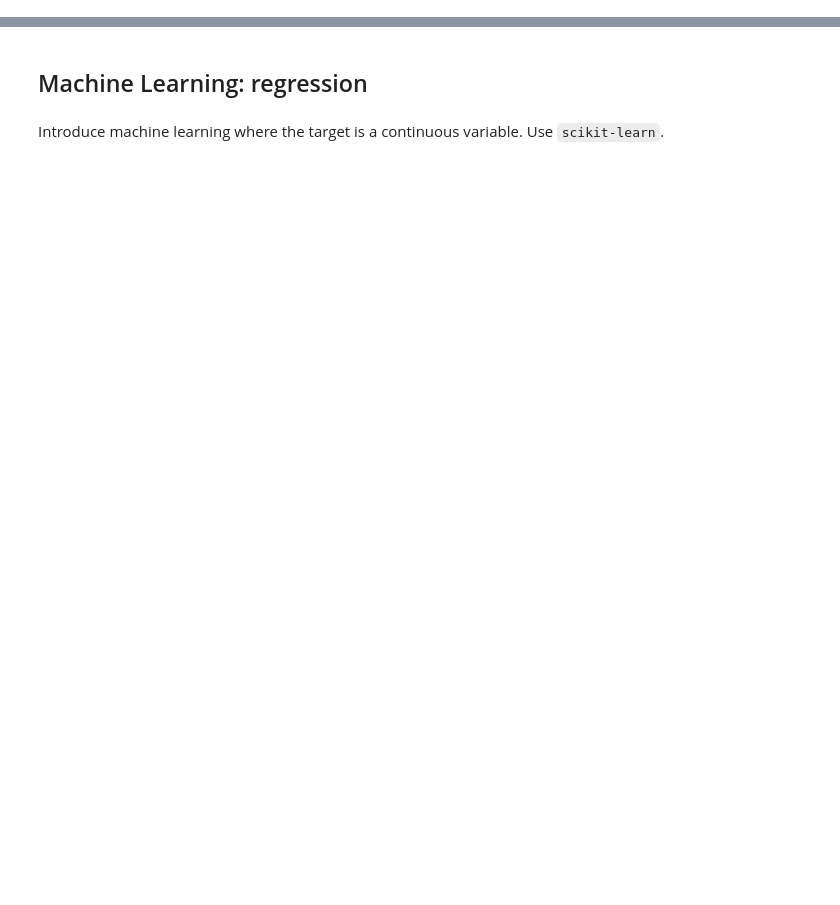
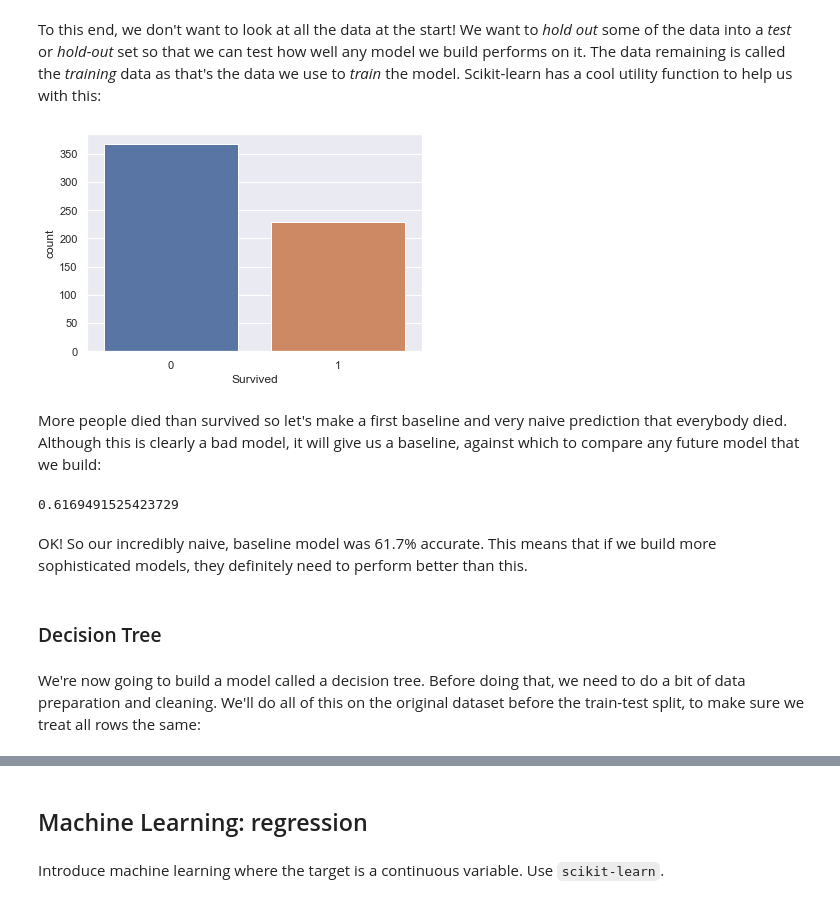
Before and after one commit to hugobowne/deep-learning-from-scratch-pytorch, a Jupyter notebook: notebooks/1-deep-learning-from-scratch-pytorch.ipynb, the cells around one changed output, grey strips where cells are left out. Drawn from its saved outputs; the diff is of its cells as text; code cells hidden in the pictures; blank space fills up the shorter version.

```diff
--- a/notebooks/1-deep-learning-from-scratch-pytorch.ipynb
+++ b/notebooks/1-deep-learning-from-scratch-pytorch.ipynb
@@ -13,0 +56,7 @@ Hit the following points:
+# %%
+# https://www.datacamp.com/community/tutorials/kaggle-machine-learning-eda
+# https://www.datacamp.com/community/tutorials/kaggle-tutorial-machine-learning
+df = pd.read_csv('../data/train.csv')
+
+# View first lines of training data
+df.head(n=4)
@@ -13,0 +107,28 @@ Hit the following points:
+# %% [markdown]
+To this end, we don't want to look at all the data at the start! We want to *hold out* some of the data into a *test* or *hold-out* set so that we can test how well any model we build performs on it. The data remaining is called the _training_ data as that's the data we use to _train_ the model. Scikit-learn has a cool utility function to help us with this:
+# %%
+from sklearn.model_selection import train_test_split
+df_train, df_test, y_train, y_test = train_test_split(
+    df.drop('Survived', axis=1), df[['Survived']], test_size=0.33, random_state=42, stratify=df[['Survived']])
+# %%
+df_train['Survived'] = y_train
+sns.countplot(x='Survived', data=df_train);
+# %% [output]
+[figure, added]
+# %% [markdown]
+More people died than survived so let's make a first baseline and very naive prediction that everybody died.
+Although this is clearly a bad model, it will give us a baseline, against which to compare any future model that we build:
+# %%
+df_test['Survived'] = 0
+# Compute accuracy of this model
+pred_diff = y_test['Survived'] - df_test['Survived'].array
+accuracy = 1 - sum(pred_diff)/len(pred_diff)
+print(accuracy)
+# %% [output]
+0.6169491525423729
+# %% [markdown]
+OK! So our incredibly naive, baseline model was 61.7% accurate. This means that if we build more sophisticated models, they definitely need to perform better than this.
+# %% [markdown]
+### Decision Tree
+# %% [markdown]
+We're now going to build a model called a decision tree. Before doing that, we need to do a bit of data preparation and cleaning. We'll do all of this on the original dataset before the train-test split, to make sure we treat all rows the same:
```
Also changed, not shown: parts of 78 cells of this notebook.
